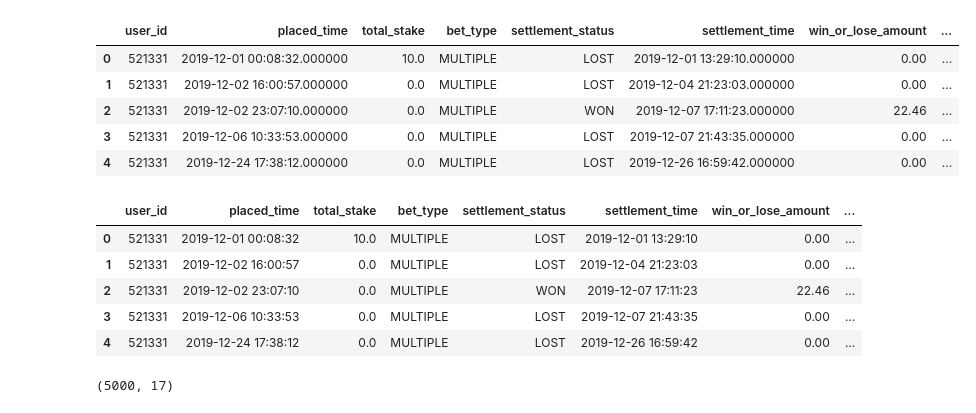
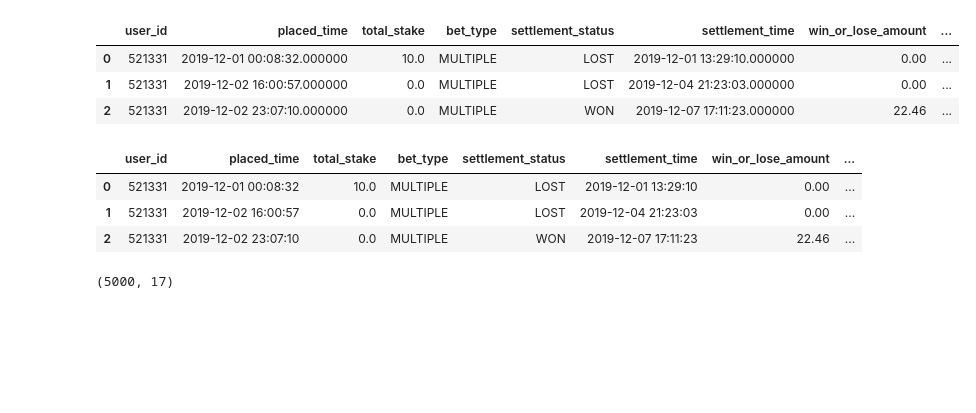
Before and after one commit to KobiZohar/MachineLearning, a Jupyter notebook: LTV Prediction model.ipynb, the cells around one changed output. Drawn from its saved outputs; the diff is of its cells as text; code cells hidden in the pictures; blank space fills up the shorter version.

```diff
--- a/LTV Prediction model.ipynb
+++ b/LTV Prediction model.ipynb
@@ -41,14 +43,12 @@ if env == 'train':
 df_mid=pd.concat([train_action,train_deposits.rename(columns={'transaction_time':'placed_time','amount':'win_or_lose_amount','type':'settlement_status'})],ignore_index=False)
 df=pd.merge(left=df_mid,right=train_user_prop,left_on='user_id',right_on='user_id')
 # %%
-df.head()
+df.head(3)
 # %% [output]
 |  | user_id | placed_time | total_stake | bet_type | settlement_status | settlement_time | win_or_lose_amount | ... |
 | 0 | 521331 | 2019-12-01 00:08:32.000000 | 10.0 | MULTIPLE | LOST | 2019-12-01 13:29:10.000000 | 0.00 | ... |
 | 1 | 521331 | 2019-12-02 16:00:57.000000 | 0.0 | MULTIPLE | LOST | 2019-12-04 21:23:03.000000 | 0.00 | ... |
 | 2 | 521331 | 2019-12-02 23:07:10.000000 | 0.0 | MULTIPLE | WON | 2019-12-07 17:11:23.000000 | 22.46 | ... |
-| 3 | 521331 | 2019-12-06 10:33:53.000000 | 0.0 | MULTIPLE | LOST | 2019-12-07 21:43:35.000000 | 0.00 | ... |
-| 4 | 521331 | 2019-12-24 17:38:12.000000 | 0.0 | MULTIPLE | LOST | 2019-12-26 16:59:42.000000 | 0.00 | ... |
 # %%
 df.placed_time=pd.to_datetime(df.placed_time,dayfirst=True)
 df.settlement_time=pd.to_datetime(df.settlement_time,dayfirst=True)
@@ -57,14 +57,12 @@ first_activity=df.groupby('user_id')['placed_time'].min()
 df=pd.merge(df,first_activity,left_on='user_id',right_on='user_id',how='left')
 # %%
 df=df.rename(columns={'placed_time_y':'min_date','placed_time_x':'placed_time'})
-df.head()
+df.head(3)
 # %% [output]
 |  | user_id | placed_time | total_stake | bet_type | settlement_status | settlement_time | win_or_lose_amount | ... |
 | 0 | 521331 | 2019-12-01 00:08:32 | 10.0 | MULTIPLE | LOST | 2019-12-01 13:29:10 | 0.00 | ... |
 | 1 | 521331 | 2019-12-02 16:00:57 | 0.0 | MULTIPLE | LOST | 2019-12-04 21:23:03 | 0.00 | ... |
 | 2 | 521331 | 2019-12-02 23:07:10 | 0.0 | MULTIPLE | WON | 2019-12-07 17:11:23 | 22.46 | ... |
-| 3 | 521331 | 2019-12-06 10:33:53 | 0.0 | MULTIPLE | LOST | 2019-12-07 21:43:35 | 0.00 | ... |
-| 4 | 521331 | 2019-12-24 17:38:12 | 0.0 | MULTIPLE | LOST | 2019-12-26 16:59:42 | 0.00 | ... |
 # %%
 df['seniority']=df['placed_time']-df['min_date']
 # %%
```
Also changed, not shown: parts of 24 cells of this notebook.
